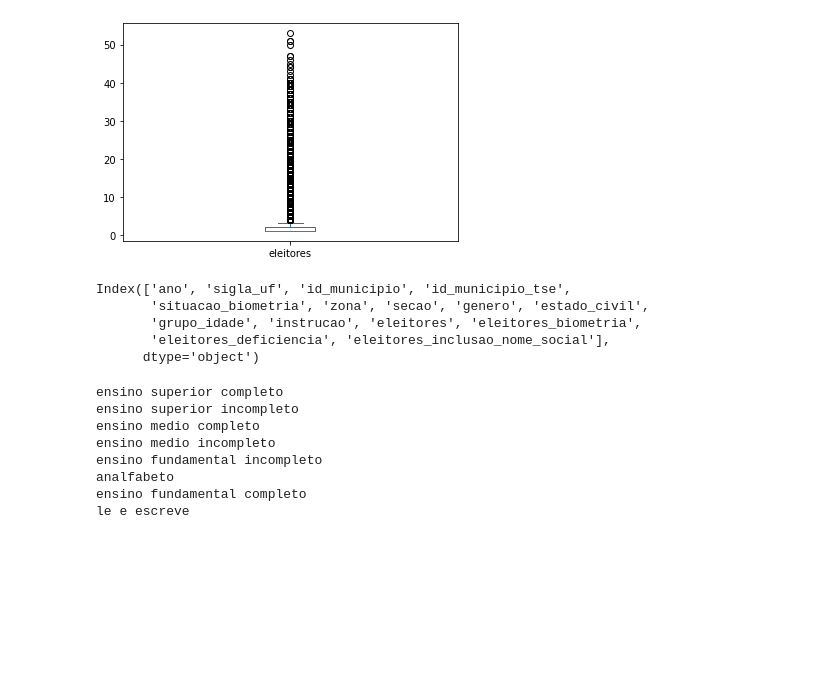
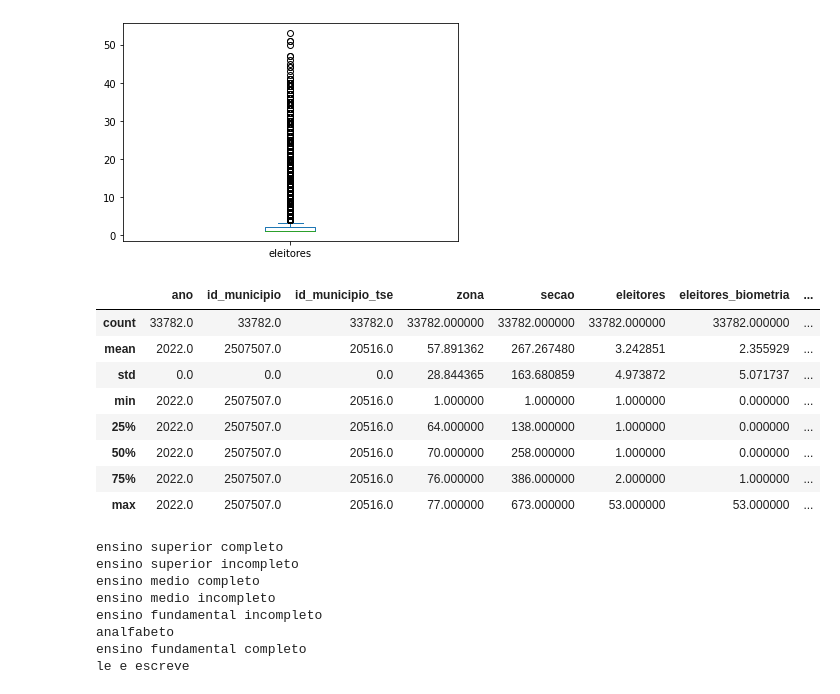
Before and after one commit to NigGusta/ICD-Projeto-Final, a Jupyter notebook: exploracao_inicial_perfil_eleitorado.ipynb, the cells around one changed output. Drawn from its saved outputs; the diff is of its cells as text; code cells hidden in the pictures; blank space fills up the shorter version.

```diff
--- a/exploracao_inicial_perfil_eleitorado.ipynb
+++ b/exploracao_inicial_perfil_eleitorado.ipynb
@@ -35,13 +15,17 @@ perfil_secao.eleitores.plot(kind='box')
 <AxesSubplot:>
 [figure]
 # %%
-perfil_secao.columns
+perfil_secao.describe()
 # %% [output]
-Index(['ano', 'sigla_uf', 'id_municipio', 'id_municipio_tse',
-       'situacao_biometria', 'zona', 'secao', 'genero', 'estado_civil',
-       'grupo_idade', 'instrucao', 'eleitores', 'eleitores_biometria',
-       'eleitores_deficiencia', 'eleitores_inclusao_nome_social'],
-      dtype='object')
+|  | ano | id_municipio | id_municipio_tse | zona | secao | eleitores | eleitores_biometria | ... |
+| count | 33782.0 | 33782.0 | 33782.0 | 33782.000000 | 33782.000000 | 33782.000000 | 33782.000000 | ... |
+| mean | 2022.0 | 2507507.0 | 20516.0 | 57.891362 | 267.267480 | 3.242851 | 2.355929 | ... |
+| std | 0.0 | 0.0 | 0.0 | 28.844365 | 163.680859 | 4.973872 | 5.071737 | ... |
+| min | 2022.0 | 2507507.0 | 20516.0 | 1.000000 | 1.000000 | 1.000000 | 0.000000 | ... |
+| 25% | 2022.0 | 2507507.0 | 20516.0 | 64.000000 | 138.000000 | 1.000000 | 0.000000 | ... |
+| 50% | 2022.0 | 2507507.0 | 20516.0 | 70.000000 | 258.000000 | 1.000000 | 0.000000 | ... |
+| 75% | 2022.0 | 2507507.0 | 20516.0 | 76.000000 | 386.000000 | 2.000000 | 1.000000 | ... |
+| max | 2022.0 | 2507507.0 | 20516.0 | 77.000000 | 673.000000 | 53.000000 | 53.000000 | ... |
 # %%
 ## Valores unicos na coluna instrucao
 for i in perfil_secao.instrucao.unique():
```
Also changed, not shown: parts of 2 cells of this notebook, 1 other file.
